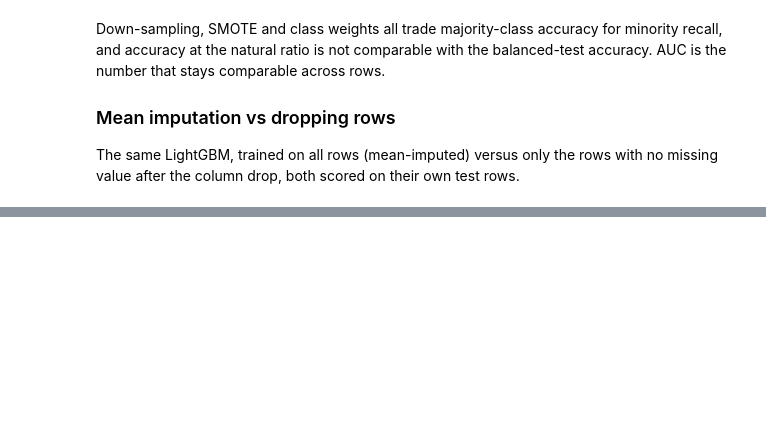
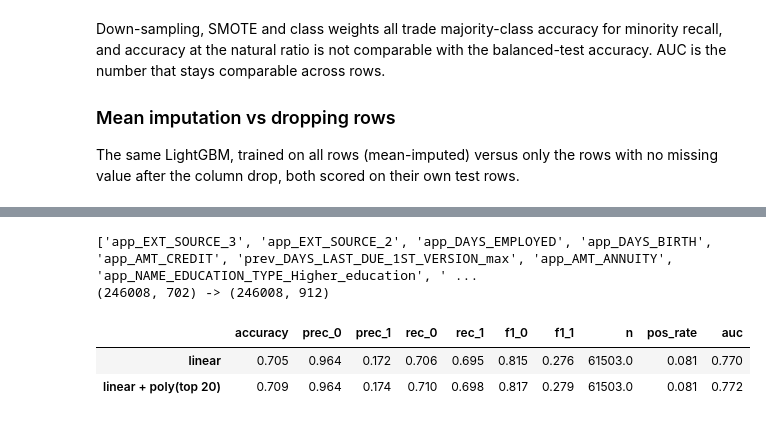
Before and after one commit to SingularityT3/loanliness, a Jupyter notebook: loan_pipeline.ipynb, the cells around one changed output, grey strips where cells are left out. Saved outputs shown, nothing was run; the diff lists cells and outputs as text; code cells hidden in the pictures; blank space fills up the shorter version.

Commit message:
polynomial features on top 20

```diff
--- a/loan_pipeline.ipynb
+++ b/loan_pipeline.ipynb
@@ -394,0 +399,35 @@ pd.DataFrame(res).T.round(3)
+# %%
+from sklearn.linear_model import LogisticRegression
+from sklearn.preprocessing import PolynomialFeatures
+
+imp_model = fit_lgbm(X_train_s, y_train, w)
+top_feats = pd.Series(imp_model.booster_.feature_importance("gain"), index=feature_names).nlargest(20).index.tolist()
+print(top_feats)
+
+poly = PolynomialFeatures(degree=2, include_bias=False).fit(X_train_s[top_feats])
+poly_names = [f"poly_{n.replace(' ', '*')}" for n in poly.get_feature_names_out(top_feats)]
+
+def add_poly(Xs):
+    P = poly.transform(Xs[top_feats])[:, len(top_feats):]   # drop the degree-1 columns, already present
+    return pd.concat([Xs, pd.DataFrame(P, columns=poly_names[len(top_feats):], index=Xs.index, dtype="float32")], axis=1)
+
+X_train_poly, X_test_poly = add_poly(X_train_s), add_poly(X_test_s)
+joblib.dump({"poly": poly, "top_feats": top_feats}, OUT / "poly.joblib")
+print(X_train_s.shape, "->", X_train_poly.shape)
+# %% [output]
+['app_EXT_SOURCE_3', 'app_EXT_SOURCE_2', 'app_DAYS_EMPLOYED', 'app_DAYS_BIRTH', 'app_AMT_CREDIT', 'prev_DAYS_LAST_DUE_1ST_VERSION_max', 'app_AMT_ANNUITY', 'app_NAME_EDUCATION_TYPE_Higher_education', ' ...
+(246008, 702) -> (246008, 912)
+# %%
+# does it help a linear model?
+res = {}
+for name, (Xa, Xb_) in {"linear": (X_train_s, X_test_s), "linear + poly(top 20)": (X_train_poly, X_test_poly)}.items():
+    # polynomial terms are unscaled products, so rescale the new columns (train stats only)
+    mu, sd = Xa.mean(), Xa.std().replace(0, 1)
+    lr = LogisticRegression(class_weight="balanced", max_iter=300).fit((Xa - mu) / sd, y_train)
+    p = lr.predict_proba((Xb_ - mu) / sd)[:, 1]
+    res[name] = metrics(y_test, (p > 0.5).astype(int), p)
+pd.DataFrame(res).T.round(3)
+# %% [output]
+|  | accuracy | prec_0 | prec_1 | rec_0 | rec_1 | f1_0 | f1_1 | n | pos_rate | auc |
+| linear | 0.705 | 0.964 | 0.172 | 0.706 | 0.695 | 0.815 | 0.276 | 61503.0 | 0.081 | 0.770 |
+| linear + poly(top 20) | 0.709 | 0.964 | 0.174 | 0.710 | 0.698 | 0.817 | 0.279 | 61503.0 | 0.081 | 0.772 |
```
Also changed, not shown: parts of 1 cell of this notebook.
